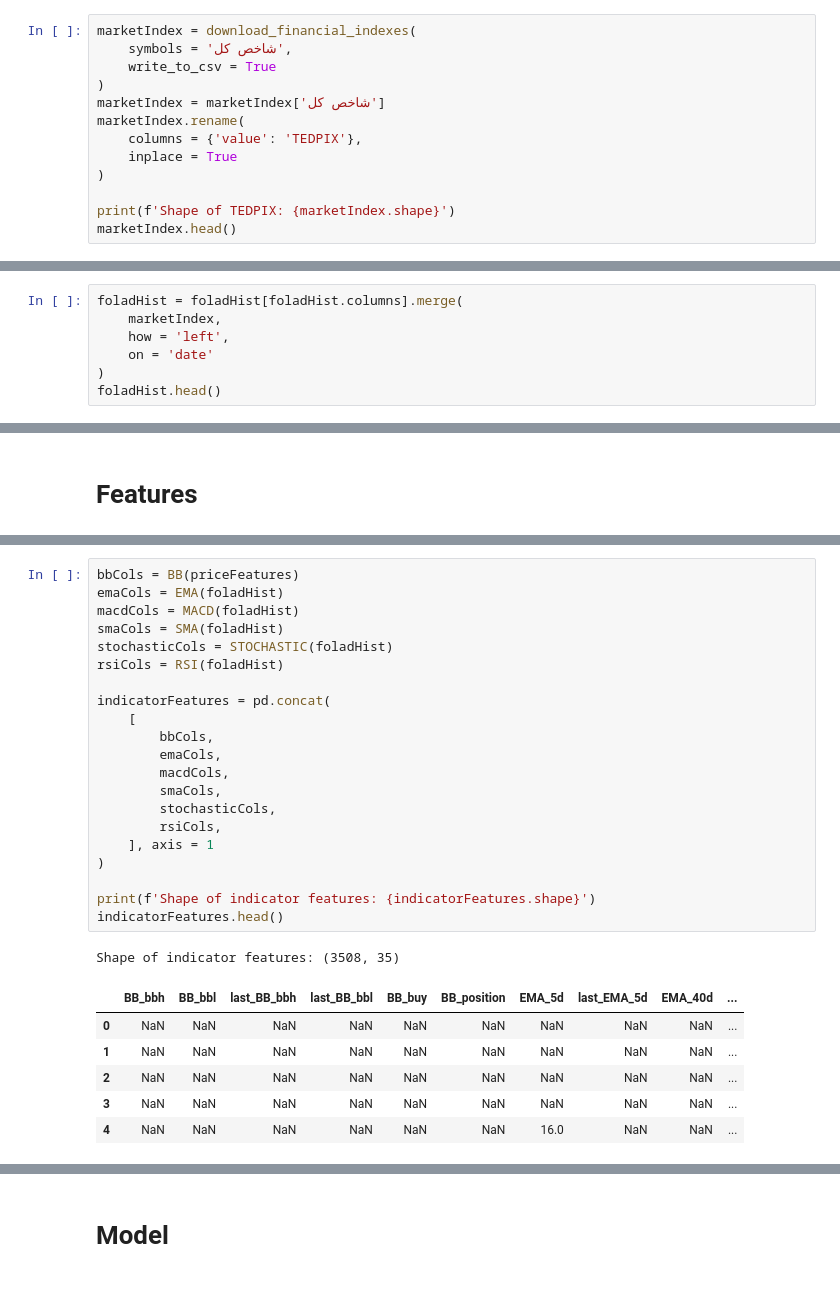
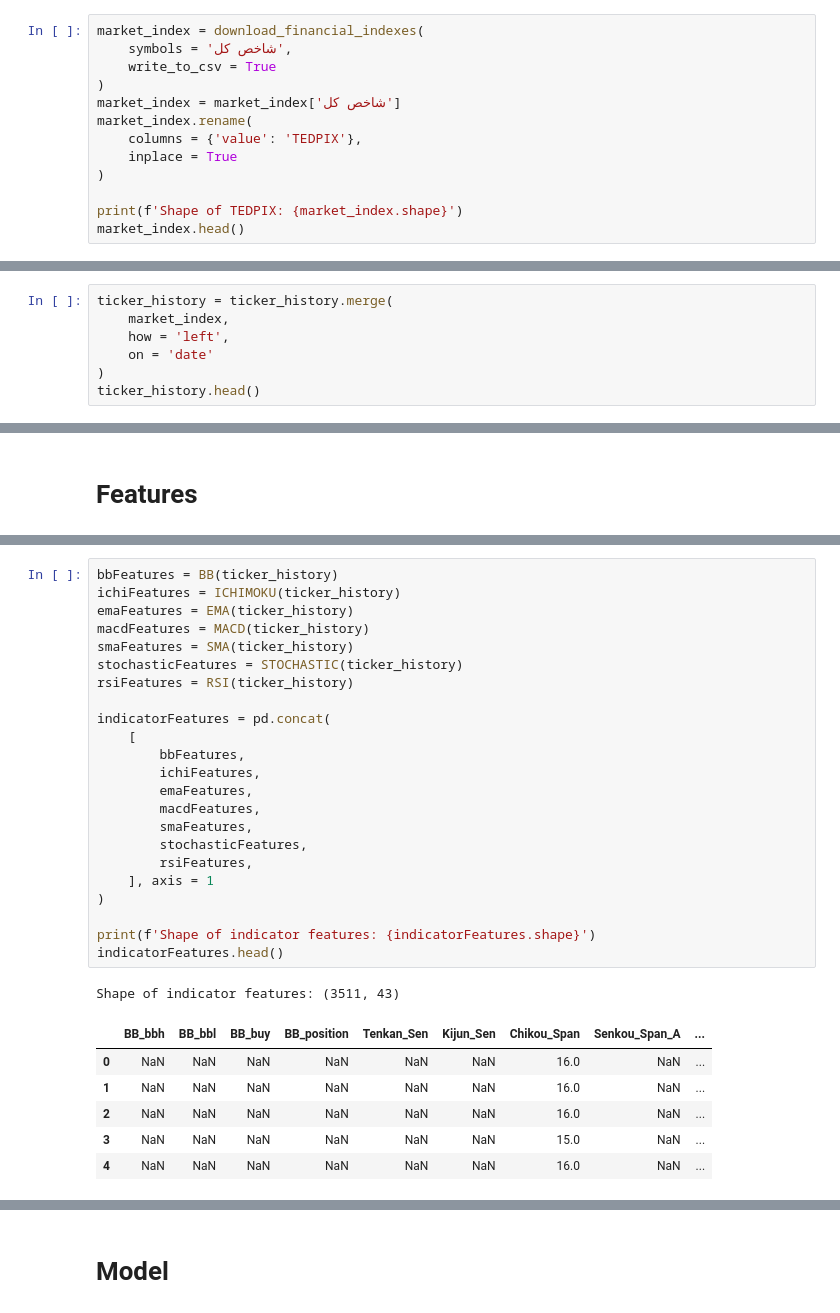
Before and after one commit to Hamtech-ai/InsightiFi, a Jupyter notebook: prediction/run_all_notebook.ipynb, the cells around one changed output, grey strips where cells are left out. Saved outputs shown, nothing was run; the diff lists cells and outputs as text.

```diff
--- a/prediction/run_all_notebook.ipynb
+++ b/prediction/run_all_notebook.ipynb
@@ -111,16 +105,16 @@ foladClient.head()
 | 3 | 2008-12-01 | 8.0 | 1.0 | 5.0 | 1.0 | ... |
 | 4 | 2008-12-02 | 7.0 | 1.0 | 1.0 | 0.0 | ... |
 # %%
-marketIndex = download_financial_indexes(
+market_index = download_financial_indexes(
     symbols = 'شاخص كل',
     write_to_csv = True
 )
-marketIndex = marketIndex['شاخص كل']
-marketIndex.rename(
+market_index = market_index['شاخص كل']
+market_index.rename(
     columns = {'value': 'TEDPIX'},
     inplace = True
 )
 
-print(f'Shape of TEDPIX: {marketIndex.shape}')
-marketIndex.head()
+print(f'Shape of TEDPIX: {market_index.shape}')
+market_index.head()
 # %% [output]
@@ -132,12 +126,12 @@ Shape of TEDPIX: (3422, 2)
 | 3 | 9130.5 | 2008-12-07 |
 | 4 | 9089.2 | 2008-12-08 |
 # %%
-foladHist = foladHist[foladHist.columns].merge(
-    marketIndex,
+ticker_history = ticker_history.merge(
+    market_index,
     how = 'left',
     on = 'date'
 )
-foladHist.head()
+ticker_history.head()
 # %% [output]
 |  | jdate | date | open | high | low | adjClose | value | volume | count | yesterday | close | ... |
 | 0 | 1385-12-20 | 2007-03-11 | 16.0 | 16.0 | 16.0 | 16.0 | 889437216900 | 468077431 | 7736 | 16.0 | 16.0 | ... |
@@ -186,30 +263,32 @@ Shape of price features: (3508, 121)
 # %%
-bbCols = BB(priceFeatures)
-emaCols = EMA(foladHist)
-macdCols = MACD(foladHist)
-smaCols = SMA(foladHist)
-stochasticCols = STOCHASTIC(foladHist)
-rsiCols = RSI(foladHist)
+bbFeatures = BB(ticker_history)
+ichiFeatures = ICHIMOKU(ticker_history)
+emaFeatures = EMA(ticker_history)
+macdFeatures = MACD(ticker_history)
+smaFeatures = SMA(ticker_history)
+stochasticFeatures = STOCHASTIC(ticker_history)
+rsiFeatures = RSI(ticker_history)
 
 indicatorFeatures = pd.concat(
     [
-        bbCols,
-        emaCols,
-        macdCols,
-        smaCols,
-        stochasticCols,
-        rsiCols,
+        bbFeatures,
+        ichiFeatures,
+        emaFeatures,
+        macdFeatures,
+        smaFeatures,
+        stochasticFeatures,
+        rsiFeatures,
     ], axis = 1
 )
 
 print(f'Shape of indicator features: {indicatorFeatures.shape}')
 indicatorFeatures.head()
 # %% [output]
-Shape of indicator features: (3508, 35)
+Shape of indicator features: (3511, 43)
-|  | BB_bbh | BB_bbl | last_BB_bbh | last_BB_bbl | BB_buy | BB_position | EMA_5d | last_EMA_5d | EMA_40d | ... |
-| 0 | NaN | NaN | NaN | NaN | NaN | NaN | NaN | NaN | NaN | ... |
-| 1 | NaN | NaN | NaN | NaN | NaN | NaN | NaN | NaN | NaN | ... |
-| 2 | NaN | NaN | NaN | NaN | NaN | NaN | NaN | NaN | NaN | ... |
-| 3 | NaN | NaN | NaN | NaN | NaN | NaN | NaN | NaN | NaN | ... |
-| 4 | NaN | NaN | NaN | NaN | NaN | NaN | 16.0 | NaN | NaN | ... |
+|  | BB_bbh | BB_bbl | BB_buy | BB_position | Tenkan_Sen | Kijun_Sen | Chikou_Span | Senkou_Span_A | ... |
+| 0 | NaN | NaN | NaN | NaN | NaN | NaN | 16.0 | NaN | ... |
+| 1 | NaN | NaN | NaN | NaN | NaN | NaN | 16.0 | NaN | ... |
+| 2 | NaN | NaN | NaN | NaN | NaN | NaN | 16.0 | NaN | ... |
+| 3 | NaN | NaN | NaN | NaN | NaN | NaN | 15.0 | NaN | ... |
+| 4 | NaN | NaN | NaN | NaN | NaN | NaN | 16.0 | NaN | ... |
 # %%
```
Also changed, not shown: parts of 16 cells of this notebook, 4 other files.
